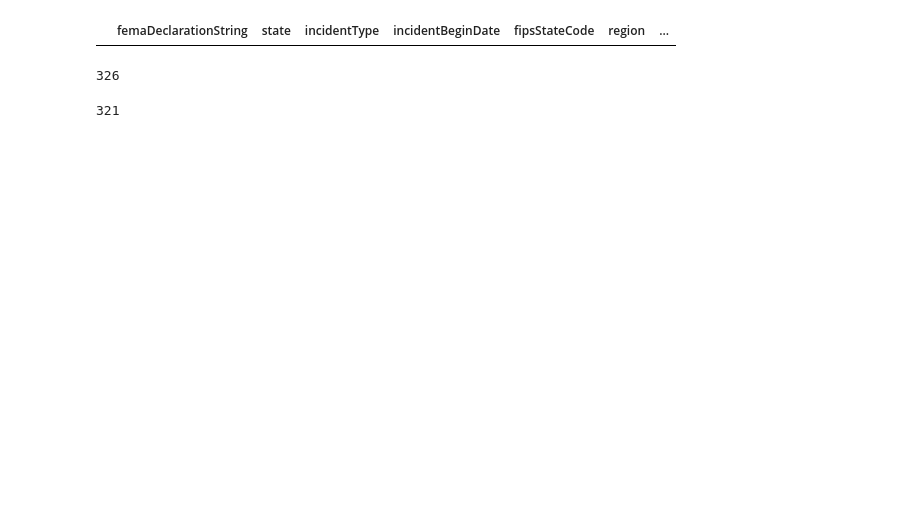
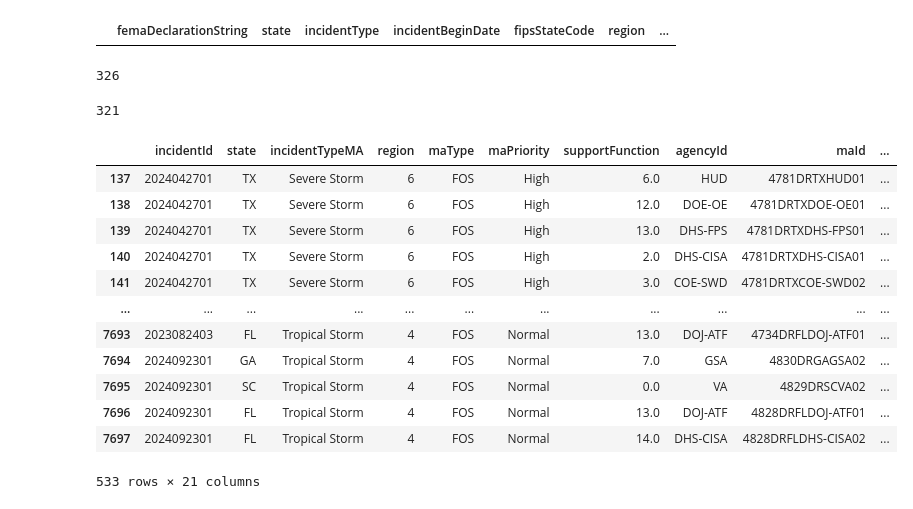
Before and after one commit to capstoneFA2025/FEMA-Recommender, a Jupyter notebook: merge_clean_and_split.ipynb, the cells around one changed output. Cells and saved outputs as stored; diff of their text form; code cells hidden in the pictures; blank space fills up the shorter version.

Commit message:
updated merge_clean_and_split for designatedIncidentTypes replacement values

```diff
--- a/merge_clean_and_split.ipynb
+++ b/merge_clean_and_split.ipynb
@@ -427,3 +427,19 @@ MA_disaster_combined['incidentId'].nunique()
 # %%
 MA_disaster_combined[MA_disaster_combined['year']<2023].to_parquet(train_filepath)
 MA_disaster_combined[MA_disaster_combined['year']>=2023].to_parquet(test_filepath)
+# %%
+MA_disaster_combined[MA_disaster_combined['incidentType']!=MA_disaster_combined['incidentTypeMA']]
+# %% [output]
+|  | incidentId | state | incidentTypeMA | region | maType | maPriority | supportFunction | agencyId | maId | ... |
+| 137 | 2024042701 | TX | Severe Storm | 6 | FOS | High | 6.0 | HUD | 4781DRTXHUD01 | ... |
+| 138 | 2024042701 | TX | Severe Storm | 6 | FOS | High | 12.0 | DOE-OE | 4781DRTXDOE-OE01 | ... |
+| 139 | 2024042701 | TX | Severe Storm | 6 | FOS | High | 13.0 | DHS-FPS | 4781DRTXDHS-FPS01 | ... |
+| 140 | 2024042701 | TX | Severe Storm | 6 | FOS | High | 2.0 | DHS-CISA | 4781DRTXDHS-CISA01 | ... |
+| 141 | 2024042701 | TX | Severe Storm | 6 | FOS | High | 3.0 | COE-SWD | 4781DRTXCOE-SWD02 | ... |
+| ... | ... | ... | ... | ... | ... | ... | ... | ... | ... | ... |
+| 7693 | 2023082403 | FL | Tropical Storm | 4 | FOS | Normal | 13.0 | DOJ-ATF | 4734DRFLDOJ-ATF01 | ... |
+| 7694 | 2024092301 | GA | Tropical Storm | 4 | FOS | Normal | 7.0 | GSA | 4830DRGAGSA02 | ... |
+| 7695 | 2024092301 | SC | Tropical Storm | 4 | FOS | Normal | 0.0 | VA | 4829DRSCVA02 | ... |
+| 7696 | 2024092301 | FL | Tropical Storm | 4 | FOS | Normal | 13.0 | DOJ-ATF | 4828DRFLDOJ-ATF01 | ... |
+| 7697 | 2024092301 | FL | Tropical Storm | 4 | FOS | Normal | 14.0 | DHS-CISA | 4828DRFLDHS-CISA02 | ... |
+533 rows × 21 columns
```
